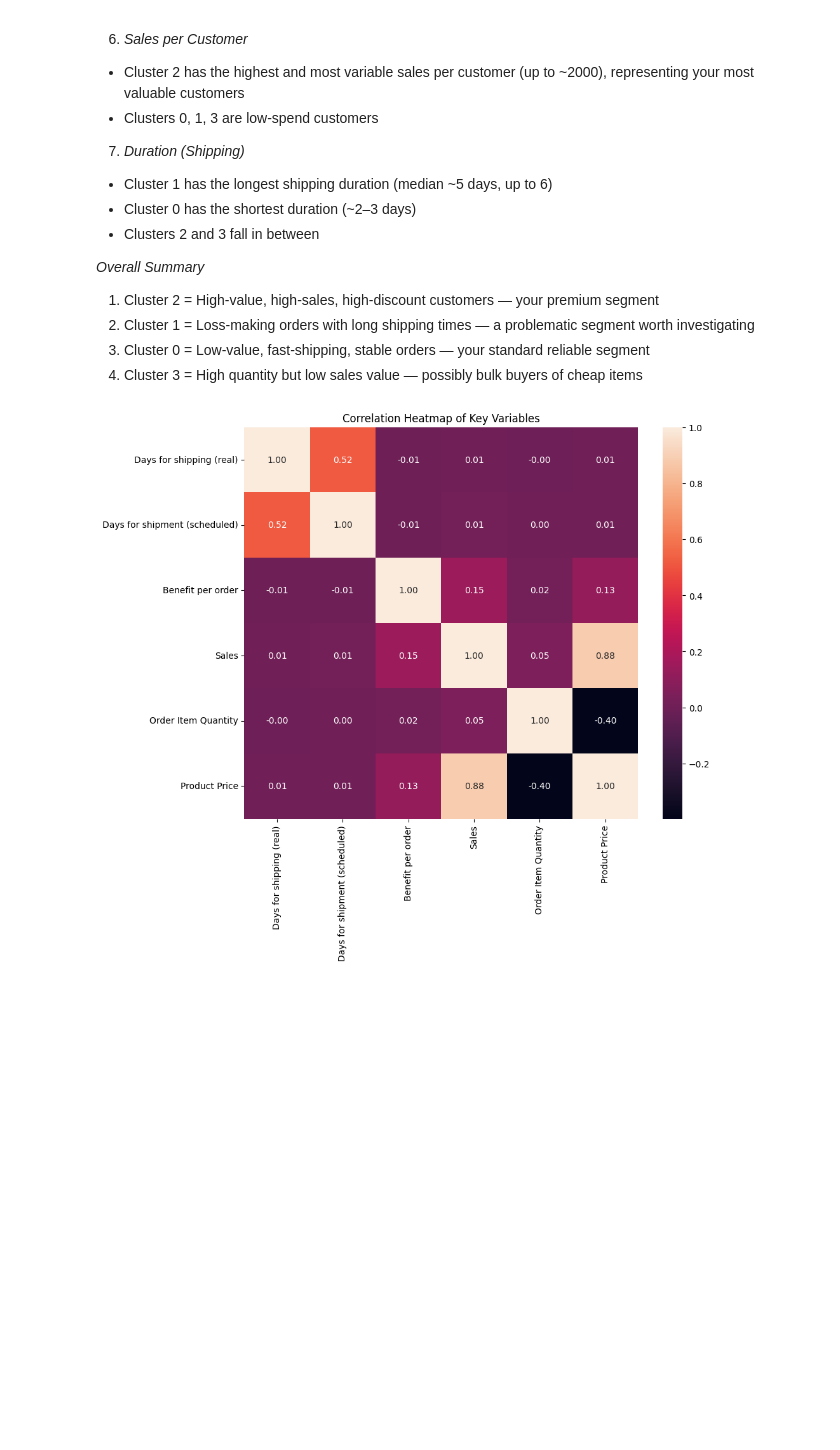
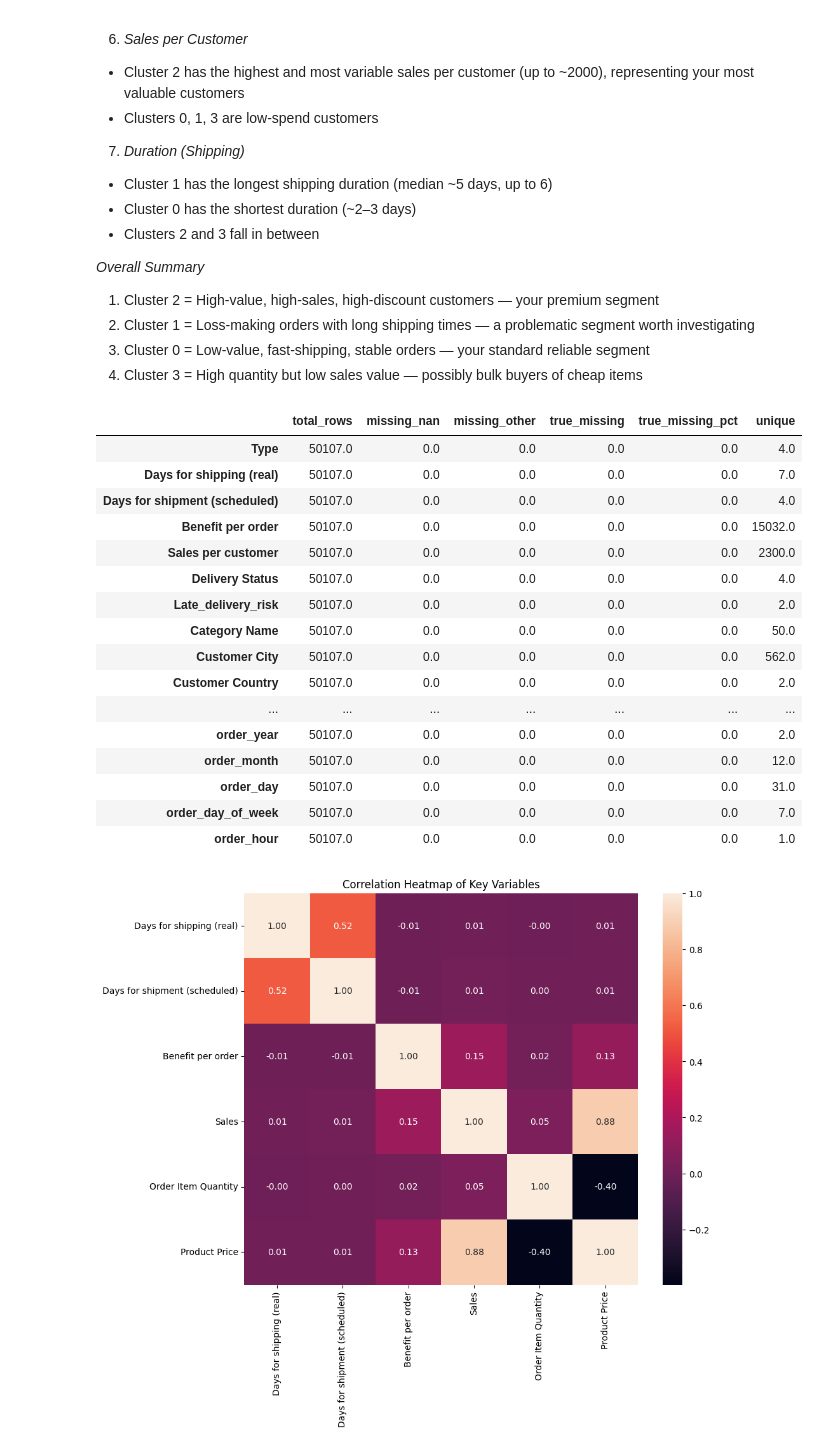
Before and after one commit to prasy03/UCB-Capstone-Mar2026, a Jupyter notebook: Final ver - Module 24/Sylvester-Capstone-V2.ipynb, the cells around one changed output. Cells and saved outputs as stored; diff of their text form; code cells hidden in the pictures; blank space fills up the shorter version.

```diff
--- a/Final ver - Module 24/Sylvester-Capstone-V2.ipynb
+++ b/Final ver - Module 24/Sylvester-Capstone-V2.ipynb
@@ -286,6 +286,47 @@ plt.show()
 2. Cluster 1 = Loss-making orders with long shipping times — a problematic segment worth investigating
 3. Cluster 0 = Low-value, fast-shipping, stable orders — your standard reliable segment
 4. Cluster 3 = High quantity but low sales value — possibly bulk buyers of cheap items
+# %%
+# Missing Data
+
+def missing_data_stats(df_cleaned) -> pd.DataFrame:
+
+    other_missing_values = ["?", "—", "N/A", "null", ""]
+
+    stats = {}
+
+    for col in df_cleaned.columns:
+        counts = df_cleaned[col].isin(other_missing_values).sum()
+        missing_nan = df_cleaned[col].isna().sum()
+        stats[col] = {
+            "total_rows": len(df_cleaned),
+            'missing_nan': missing_nan,
+            'missing_other': counts,
+            "true_missing": counts + missing_nan,
+            "true_missing_pct":  ((counts + missing_nan) / len(df_cleaned) * 100).round(1),
+            "unique": df_cleaned[col].nunique()
+        }
+    return pd.DataFrame(stats).T
+
+missing_data_stats(df_cleaned)
+# %% [output]
+|  | total_rows | missing_nan | missing_other | true_missing | true_missing_pct | unique |
+| Type | 50107.0 | 0.0 | 0.0 | 0.0 | 0.0 | 4.0 |
+| Days for shipping (real) | 50107.0 | 0.0 | 0.0 | 0.0 | 0.0 | 7.0 |
+| Days for shipment (scheduled) | 50107.0 | 0.0 | 0.0 | 0.0 | 0.0 | 4.0 |
+| Benefit per order | 50107.0 | 0.0 | 0.0 | 0.0 | 0.0 | 15032.0 |
+| Sales per customer | 50107.0 | 0.0 | 0.0 | 0.0 | 0.0 | 2300.0 |
+| Delivery Status | 50107.0 | 0.0 | 0.0 | 0.0 | 0.0 | 4.0 |
+| Late_delivery_risk | 50107.0 | 0.0 | 0.0 | 0.0 | 0.0 | 2.0 |
+| Category Name | 50107.0 | 0.0 | 0.0 | 0.0 | 0.0 | 50.0 |
+| Customer City | 50107.0 | 0.0 | 0.0 | 0.0 | 0.0 | 562.0 |
+| Customer Country | 50107.0 | 0.0 | 0.0 | 0.0 | 0.0 | 2.0 |
+| ... | ... | ... | ... | ... | ... | ... |
+| order_year | 50107.0 | 0.0 | 0.0 | 0.0 | 0.0 | 2.0 |
+| order_month | 50107.0 | 0.0 | 0.0 | 0.0 | 0.0 | 12.0 |
+| order_day | 50107.0 | 0.0 | 0.0 | 0.0 | 0.0 | 31.0 |
+| order_day_of_week | 50107.0 | 0.0 | 0.0 | 0.0 | 0.0 | 7.0 |
+| order_hour | 50107.0 | 0.0 | 0.0 | 0.0 | 0.0 | 1.0 |
 # %%
 # Plot 3: Correlation Heatmap of key numerical variables
 cols_to_drop = ['Order Zipcode', 'Product Description', 'Customer Email', 'Customer Password', 'Product Image',
```
Also changed, not shown: parts of 1 cell of this notebook, 7 other files.
